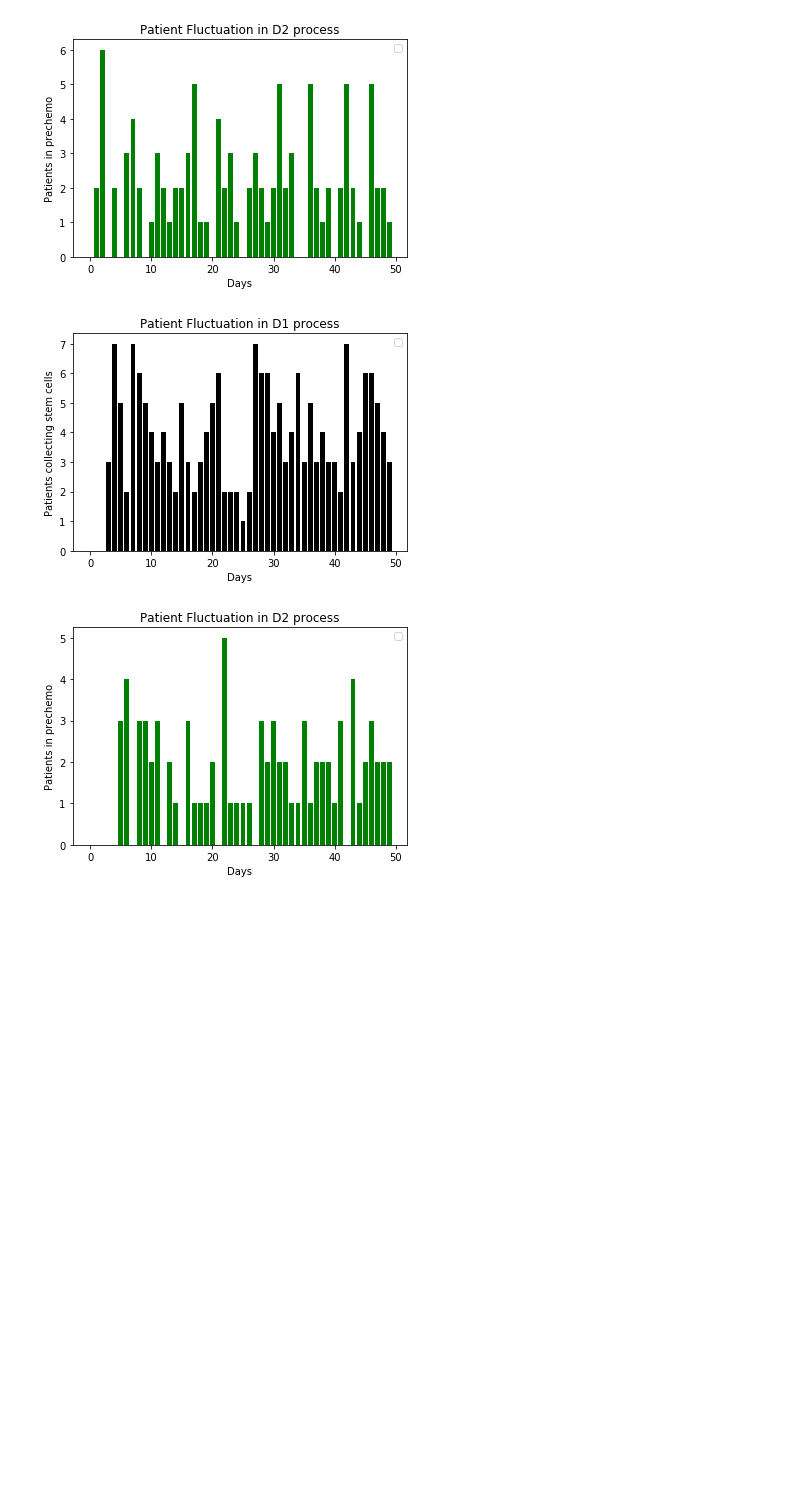
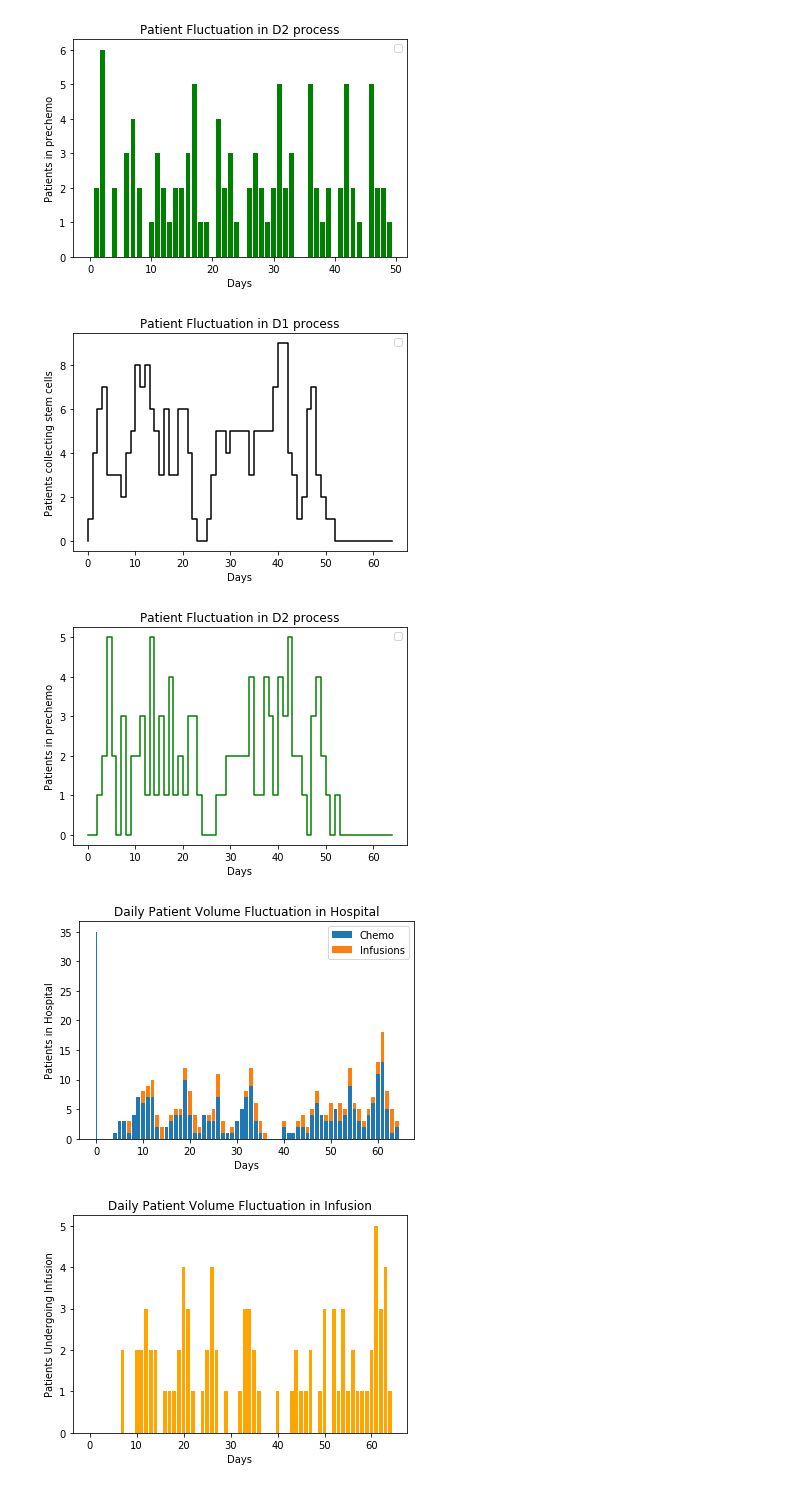
Before and after one commit to nma5214/TeamMayo, a Jupyter notebook: Greedy/Greedy_schedule_1.ipynb, the cells around one changed output. Cells and saved outputs as stored; diff of their text form; code cells hidden in the pictures; blank space fills up the shorter version.

```diff
--- a/Greedy/Greedy_schedule_1.ipynb
+++ b/Greedy/Greedy_schedule_1.ipynb
@@ -44,7 +44,7 @@ for i in range(num_pats):
 
 inf = []
 for i in range(num_pats):
-    inf.append(2)
+    inf.append(1)
 
 
 
@@ -379,32 +411,63 @@ plt.show()
 # %%
 #Making some plots to visualize the daily schedules
 
 daily_sched_d1 = make_schedule_d1_daily(pat_list_daily, coll, sp1, 150)
 daily_sched_d2 = make_schedule_d2(daily_sched_d1,coll, sp2, 150)
 daily_hosp_sched = make_schedule_hospital(daily_sched_d2,chemo,inf, 150)
 daily_chemo_sched = make_schedule_chemo(daily_sched_d2,chemo,150)
 daily_infusion_sched = make_schedule_infusion(daily_sched_d2,chemo,inf,150)
 
 #First, we look at daily fluctuations in d1 and d2 processes
 num_pats_d1 = num_patients_per_day_d1(daily_sched_d1,coll, 150)
 num_pats_d2 = num_patients_per_day_d2(daily_sched_d2, 150)
 
-NumDays = 50
+NumDays = 65
 Nd=list(range(0,NumDays))
 #plt.step(Nd, batch_hosp_sched[1:70],color="k",linewidth=1.5)
-d1_plt = plt.bar(Nd,num_pats_d1[0:50], color = "k")
+d1_plt = plt.step(Nd,num_pats_d1[0:NumDays], color = "k")
 plt.xlabel("Days")
 plt.ylabel("Patients collecting stem cells")
 plt.title("Patient Fluctuation in D1 process")
 plt.legend(loc="best")
 plt.show()
 
-d2_plt = plt.bar(Nd,num_pats_d2[0:50], color="green")
+d2_plt = plt.step(Nd,num_pats_d2[0:NumDays], color="green")
 plt.xlabel("Days")
 plt.ylabel("Patients in prechemo")
 plt.title("Patient Fluctuation in D2 process")
 plt.legend(loc="best")
 plt.show()
+
+#Now lets look at wait times by patient.  This won't be very interesting until we have doctors in the d2 process.
+daily_wait_time = wait_time(daily_sched_d1,daily_sched_d2, coll)
+avg_wait_time = sum(daily_wait_time)/float(len(daily_wait_time))
+#print daily_wait_time
+plt.hist(daily_wait_time[0:NumDays])
+
+#Make plots of the hospital fluctuations, the chemo fluctuations, and the infusion fluctuations.
+chemo_plt = plt.bar(Nd,daily_chemo_sched[0:NumDays], label= "Chemo")
+inf_plt = plt.bar(Nd,daily_infusion_sched[0:NumDays], bottom=daily_chemo_sched[0:NumDays], label="Infusions")
+plt.xlabel("Days")
+plt.ylabel("Patients in Hospital")
+plt.title("Daily Patient Volume Fluctuation in Hospital")
+plt.legend(loc="best")
+plt.show()
+
+inf_plt = plt.bar(Nd,daily_infusion_sched[0:NumDays],color="orange")
+plt.xlabel("Days")
+plt.ylabel("Patients Undergoing Infusion")
+plt.title("Daily Patient Volume Fluctuation in Infusion")
+plt.show()
+
+chemo_plt = plt.bar(Nd,daily_chemo_sched[0:NumDays])
+plt.xlabel("Days")
+plt.ylabel("Patients Undergoing Chemotherapy")
+plt.title("Daily Patient Volume Fluctuation in Chemotherapy")
+plt.show()
+
+np.std(daily_chemo_sched)
 # %% [output]
-[figure, old version]
+[figure, new version]
-[figure, old version]
+[figure, new version]
+[figure, added]
+[figure, added]
```
Also changed, not shown: parts of 4 cells of this notebook.
